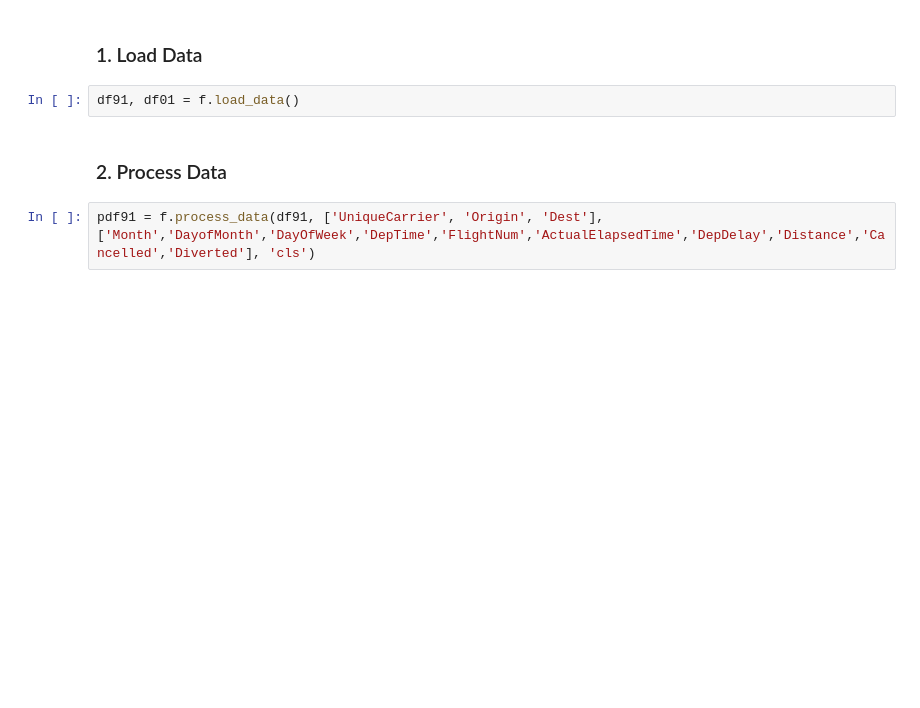
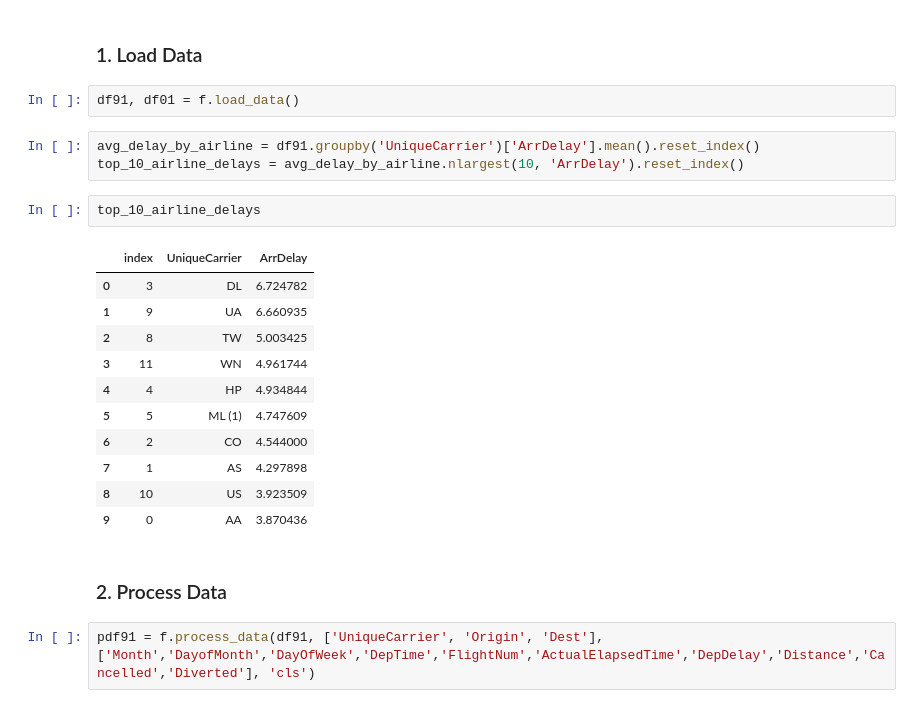
Before and after one commit to rizny786/Flights, a Jupyter notebook: notebook_cls.ipynb, the cells around one changed output. Saved outputs shown, nothing was run; the diff lists cells and outputs as text; blank space fills up the shorter version.

```diff
--- a/notebook_cls.ipynb
+++ b/notebook_cls.ipynb
@@ -18,6 +18,23 @@ import functions as f
 ### 1. Load Data
 # %%
 df91, df01 = f.load_data()
+# %%
+avg_delay_by_airline = df91.groupby('UniqueCarrier')['ArrDelay'].mean().reset_index()
+top_10_airline_delays = avg_delay_by_airline.nlargest(10, 'ArrDelay').reset_index()
+# %%
+top_10_airline_delays
+# %% [output]
+|  | index | UniqueCarrier | ArrDelay |
+| 0 | 3 | DL | 6.724782 |
+| 1 | 9 | UA | 6.660935 |
+| 2 | 8 | TW | 5.003425 |
+| 3 | 11 | WN | 4.961744 |
+| 4 | 4 | HP | 4.934844 |
+| 5 | 5 | ML (1) | 4.747609 |
+| 6 | 2 | CO | 4.544000 |
+| 7 | 1 | AS | 4.297898 |
+| 8 | 10 | US | 3.923509 |
+| 9 | 0 | AA | 3.870436 |
 # %% [markdown]
 ### 2. Process Data
 # %%
```
Also changed, not shown: parts of 7 cells of this notebook, 20 other files.
